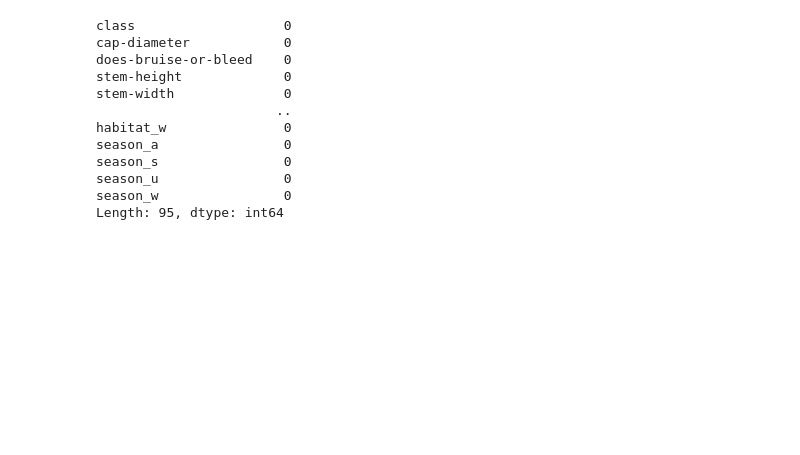
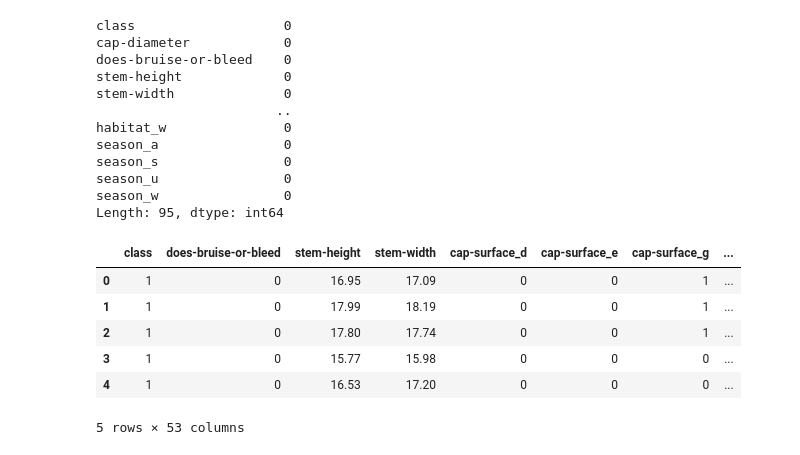
Before and after one commit to RovSveta/Advanced_Data_analytics_2025, a Jupyter notebook: Exercise_project_1/Classification_dataset/dataset_analysis_code.ipynb, the cells around one changed output. Saved outputs shown, nothing was run; the diff lists cells and outputs as text; code cells hidden in the pictures; blank space fills up the shorter version.

```diff
--- a/Exercise_project_1/Classification_dataset/dataset_analysis_code.ipynb
+++ b/Exercise_project_1/Classification_dataset/dataset_analysis_code.ipynb
@@ -312,3 +312,30 @@ season_w                0
 Length: 95, dtype: int64
 # %%
 df_encoded.to_csv("mushroom_encoded.csv", index=False)
+# %%
+# after Shap test, i will drop not important variables and leave onlt top ten ones.
+
+columns_to_drop = ['cap-diameter', 'has-ring', 'cap-shape_b', 'cap-shape_c', 'cap-shape_f',
+       'cap-shape_o', 'cap-shape_p', 'cap-shape_s', 'cap-shape_x',
+       'cap-color_b', 'cap-color_e',
+       'cap-color_g', 'cap-color_k', 'cap-color_l', 'cap-color_n',
+       'cap-color_o', 'cap-color_p', 'cap-color_r', 'cap-color_u',
+       'cap-color_w', 'cap-color_y', 'ring-type_e', 'ring-type_f',
+       'ring-type_g', 'ring-type_l', 'ring-type_m', 'ring-type_missing',
+       'ring-type_p', 'ring-type_r', 'ring-type_z',
+       'habitat_d', 'habitat_g',
+       'habitat_h', 'habitat_l', 'habitat_m', 'habitat_p', 'habitat_u',
+       'habitat_w', 'season_a', 'season_s', 'season_u', 'season_w']
+# %%
+# Drop those columns from the DataFrame
+df_reduced = df_encoded.drop(columns=columns_to_drop)
+# %%
+df_reduced.head()
+# %% [output]
+|  | class | does-bruise-or-bleed | stem-height | stem-width | cap-surface_d | cap-surface_e | cap-surface_g | ... |
+| 0 | 1 | 0 | 16.95 | 17.09 | 0 | 0 | 1 | ... |
+| 1 | 1 | 0 | 17.99 | 18.19 | 0 | 0 | 1 | ... |
+| 2 | 1 | 0 | 17.80 | 17.74 | 0 | 0 | 1 | ... |
+| 3 | 1 | 0 | 15.77 | 15.98 | 0 | 0 | 0 | ... |
+| 4 | 1 | 0 | 16.53 | 17.20 | 0 | 0 | 0 | ... |
+5 rows × 53 columns
```
Also changed, not shown: parts of 1 cell of this notebook, 4 other files.
